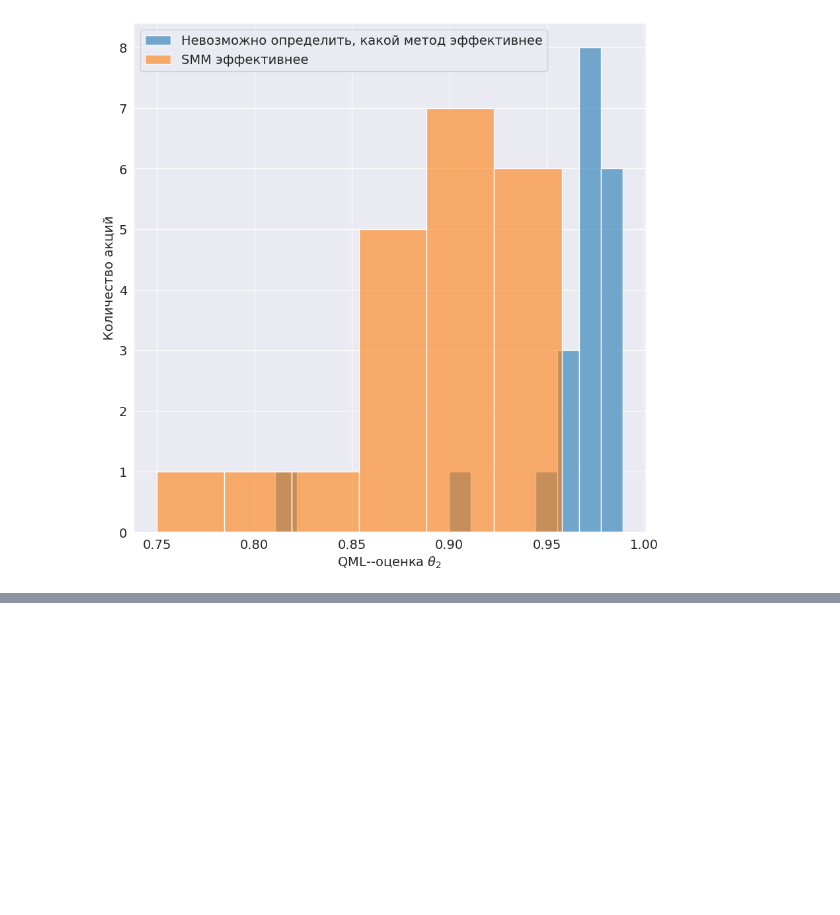
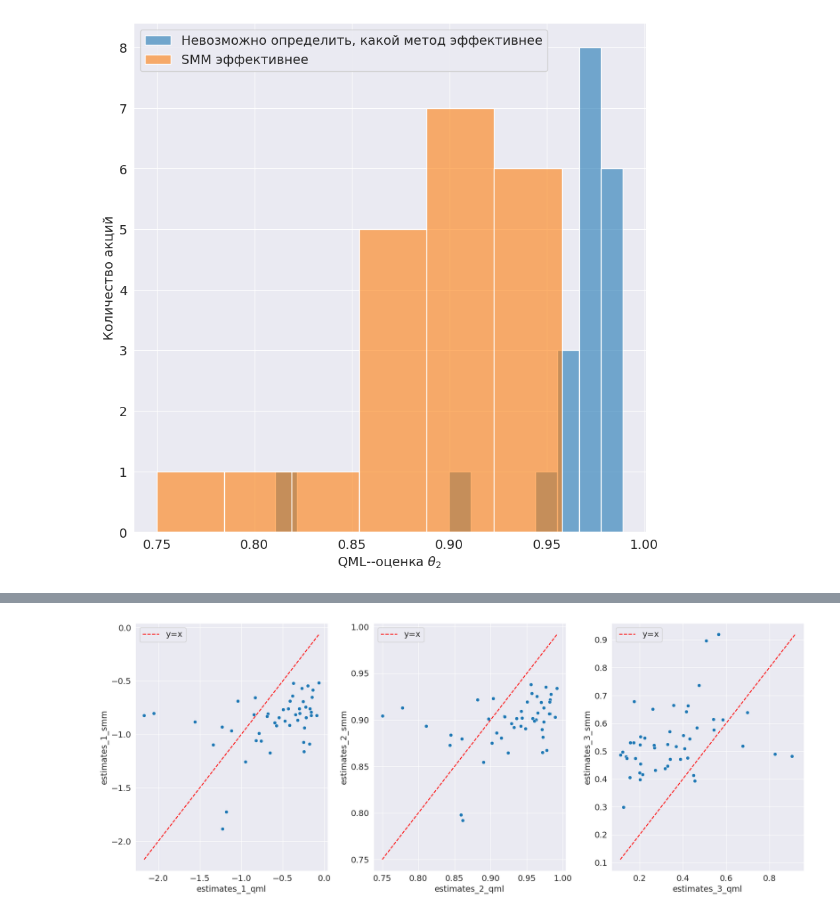
Before and after one commit to Dangerio/optimization-algorithm, a Jupyter notebook: methods_comparison/real_data/estimation_result_analysis.ipynb, the cells around one changed output, grey strips where cells are left out. Cells and saved outputs as stored; diff of their text form; code cells hidden in the pictures; blank space fills up the shorter version.

```diff
--- a/methods_comparison/real_data/estimation_result_analysis.ipynb
+++ b/methods_comparison/real_data/estimation_result_analysis.ipynb
@@ -199,0 +258,4 @@ plt.savefig("data/plots/theta_two_estimates.pdf", format="pdf");
+# %%
+plot_qml_vs_smm_estimates(without_outliers, "")
+# %% [output]
+[figure, added]
```
Also changed, not shown: parts of 25 cells of this notebook.
